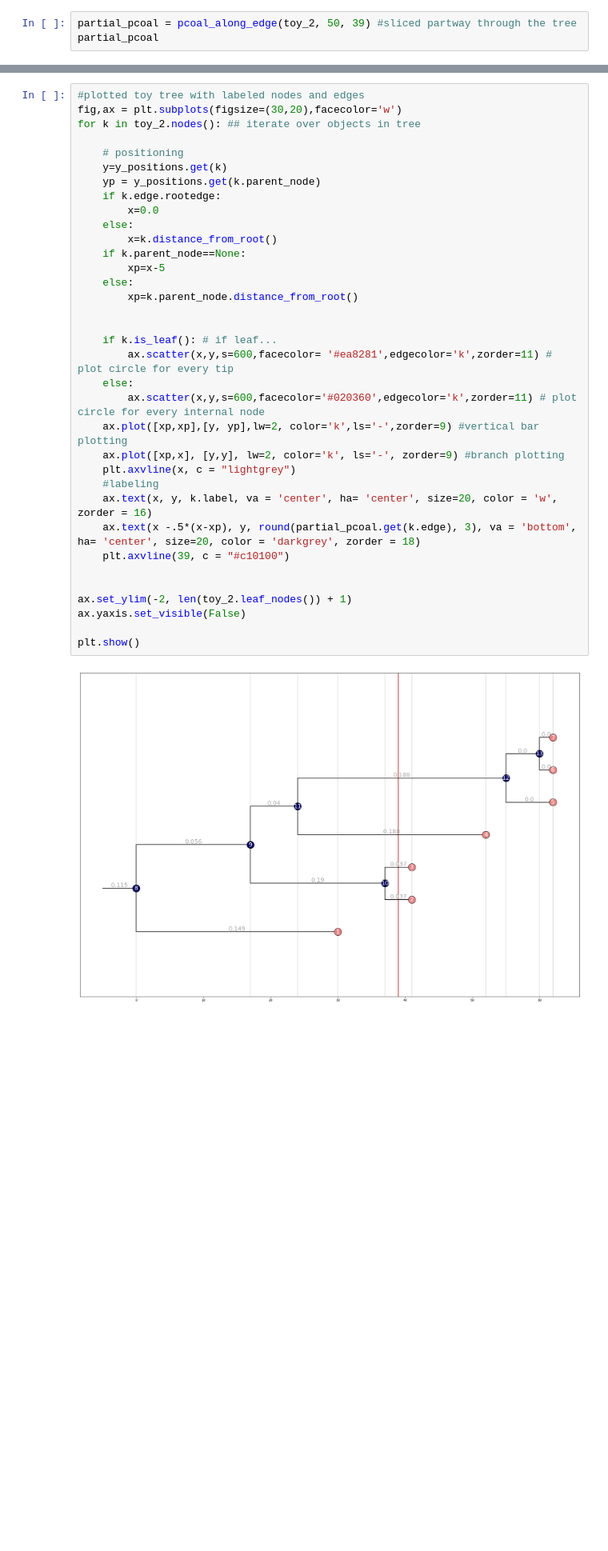
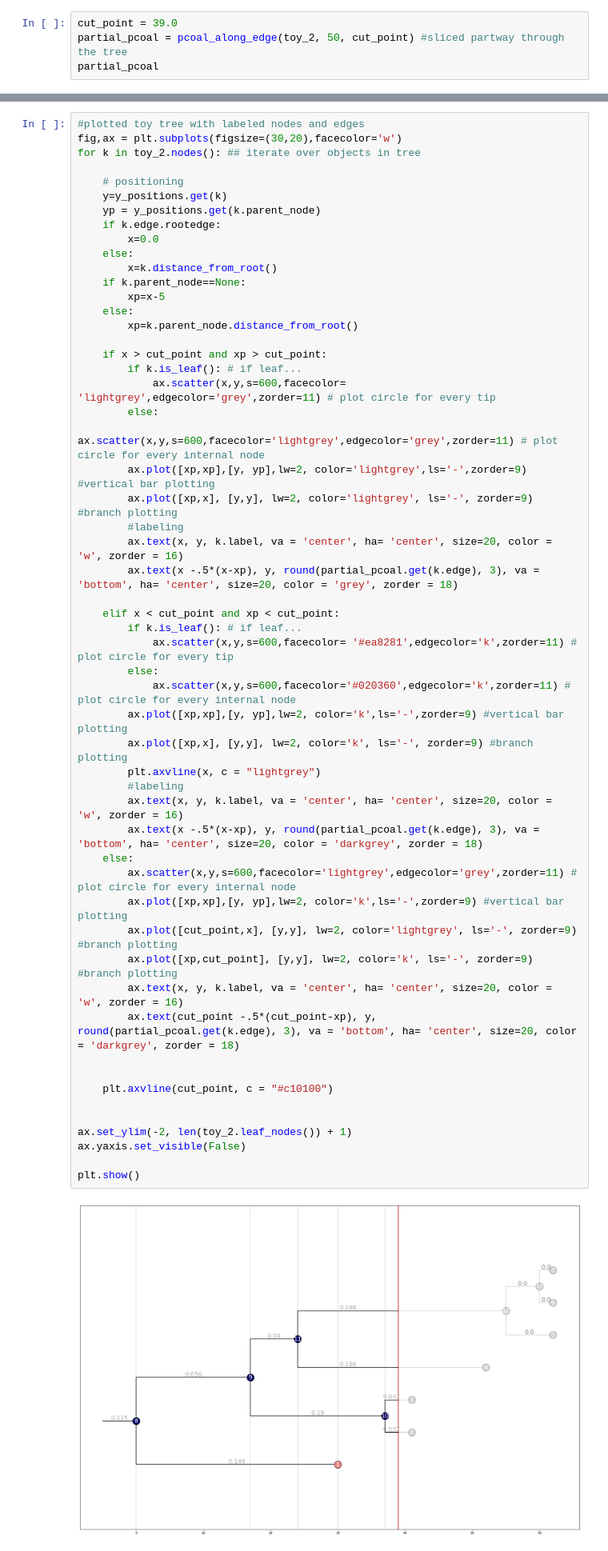
Before and after one commit to blab/unsampled, a Jupyter notebook: python-code/coalescent_functions_example.ipynb, the cells around one changed output, grey strips where cells are left out. Shown at 80% size. Drawn from its saved outputs; the diff is of its cells as text; blank space fills up the shorter version.

```diff
--- a/python-code/coalescent_functions_example.ipynb
+++ b/python-code/coalescent_functions_example.ipynb
@@ -147,6 +148,7 @@ pcoal_along_edge(toy_2, 50, 70) #a slice further than the most recent sampled ti
  <dendropy.datamodel.treemodel.Edge at 0x...>: 0.03769318776094751,
  <dendropy.datamodel.treemodel.Edge at 0x...>: 0.03769318776094751}
 # %%
-partial_pcoal = pcoal_along_edge(toy_2, 50, 39) #sliced partway through the tree
+cut_point = 39.0
+partial_pcoal = pcoal_along_edge(toy_2, 50, cut_point) #sliced partway through the tree
 partial_pcoal
 # %% [output]
@@ -166,40 +172,60 @@ partial_pcoal
 # %%
 #plotted toy tree with labeled nodes and edges
 fig,ax = plt.subplots(figsize=(30,20),facecolor='w')
 for k in toy_2.nodes(): ## iterate over objects in tree
 
     # positioning
     y=y_positions.get(k)
     yp = y_positions.get(k.parent_node)
     if k.edge.rootedge:
         x=0.0
     else:
         x=k.distance_from_root()
     if k.parent_node==None:
         xp=x-5
     else:
         xp=k.parent_node.distance_from_root()
 
+    if x > cut_point and xp > cut_point:
+        if k.is_leaf(): # if leaf...
+            ax.scatter(x,y,s=600,facecolor= 'lightgrey',edgecolor='grey',zorder=11) # plot circle for every tip
+        else:
+            ax.scatter(x,y,s=600,facecolor='lightgrey',edgecolor='grey',zorder=11) # plot circle for every internal node
+        ax.plot([xp,xp],[y, yp],lw=2, color='lightgrey',ls='-',zorder=9) #vertical bar plotting
+        ax.plot([xp,x], [y,y], lw=2, color='lightgrey', ls='-', zorder=9) #branch plotting
+        #labeling
+        ax.text(x, y, k.label, va = 'center', ha= 'center', size=20, color = 'w', zorder = 16)
+        ax.text(x -.5*(x-xp), y, round(partial_pcoal.get(k.edge), 3), va = 'bottom', ha= 'center', size=20, color = 'grey', zorder = 18)
 
-    if k.is_leaf(): # if leaf...
-        ax.scatter(x,y,s=600,facecolor= '#ea8281',edgecolor='k',zorder=11) # plot circle for every tip
+    elif x < cut_point and xp < cut_point:
+        if k.is_leaf(): # if leaf...
+            ax.scatter(x,y,s=600,facecolor= '#ea8281',edgecolor='k',zorder=11) # plot circle for every tip
+        else:
+            ax.scatter(x,y,s=600,facecolor='#020360',edgecolor='k',zorder=11) # plot circle for every internal node
+        ax.plot([xp,xp],[y, yp],lw=2, color='k',ls='-',zorder=9) #vertical bar plotting
+        ax.plot([xp,x], [y,y], lw=2, color='k', ls='-', zorder=9) #branch plotting
+        plt.axvline(x, c = "lightgrey")
+        #labeling
+        ax.text(x, y, k.label, va = 'center', ha= 'center', size=20, color = 'w', zorder = 16)
+        ax.text(x -.5*(x-xp), y, round(partial_pcoal.get(k.edge), 3), va = 'bottom', ha= 'center', size=20, color = 'darkgrey', zorder = 18)
     else:
-        ax.scatter(x,y,s=600,facecolor='#020360',edgecolor='k',zorder=11) # plot circle for every internal node
-    ax.plot([xp,xp],[y, yp],lw=2, color='k',ls='-',zorder=9) #vertical bar plotting
-    ax.plot([xp,x], [y,y], lw=2, color='k', ls='-', zorder=9) #branch plotting
-    plt.axvline(x, c = "lightgrey")
-    #labeling
-    ax.text(x, y, k.label, va = 'center', ha= 'center', size=20, color = 'w', zorder = 16)
-    ax.text(x -.5*(x-xp), y, round(partial_pcoal.get(k.edge), 3), va = 'bottom', ha= 'center', size=20, color = 'darkgrey', zorder = 18)
-    plt.axvline(39, c = "#c10100")
+        ax.scatter(x,y,s=600,facecolor='lightgrey',edgecolor='grey',zorder=11) # plot circle for every internal node
+        ax.plot([xp,xp],[y, yp],lw=2, color='k',ls='-',zorder=9) #vertical bar plotting
+        ax.plot([cut_point,x], [y,y], lw=2, color='lightgrey', ls='-', zorder=9) #branch plotting
+        ax.plot([xp,cut_point], [y,y], lw=2, color='k', ls='-', zorder=9) #branch plotting
+        ax.text(x, y, k.label, va = 'center', ha= 'center', size=20, color = 'w', zorder = 16)
+        ax.text(cut_point -.5*(cut_point-xp), y, round(partial_pcoal.get(k.edge), 3), va = 'bottom', ha= 'center', size=20, color = 'darkgrey', zorder = 18)
+
+
+    plt.axvline(cut_point, c = "#c10100")
 
 
 ax.set_ylim(-2, len(toy_2.leaf_nodes()) + 1)
 ax.yaxis.set_visible(False)
 
 plt.show()
 # %% [output]
-[figure, old version]
+[figure, new version]
 # %%
 node_probs = calculate_cumulative_node_prob(toy_2, 50)
 node_probs
```
Also changed, not shown: parts of 7 cells of this notebook, 2 other files.
